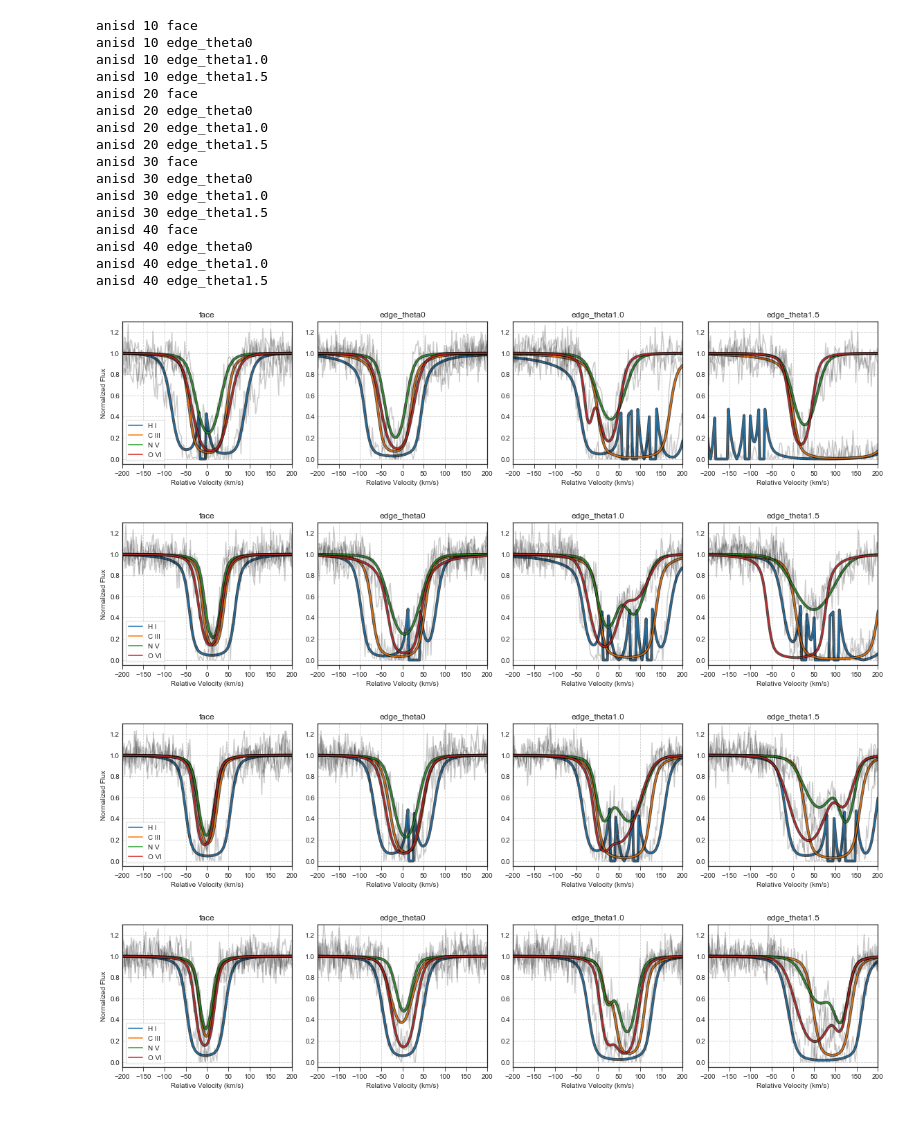
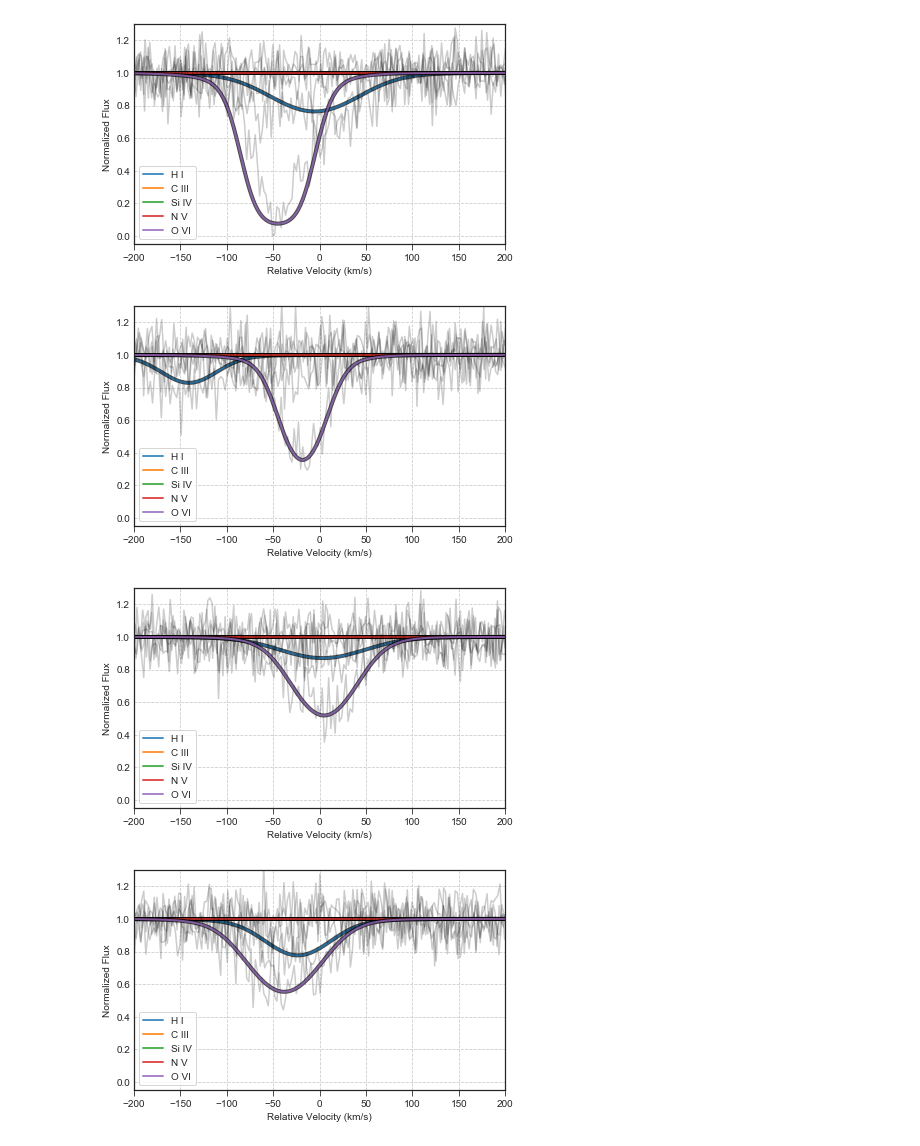
Before and after one commit to ibutsky/synthetic_spectra, a Jupyter notebook: scripts/plotting/plots.ipynb, the cells around one changed output. Cells and saved outputs as stored; diff of their text form; code cells hidden in the pictures.

```diff
--- a/scripts/plotting/plots.ipynb
+++ b/scripts/plotting/plots.ipynb
@@ -101,53 +68,26 @@ plt.savefig('../../plots/vel_bval_histogram.png', dpi = 300)
 # %%
-orientation = 'face'
-#orientation = 'edge_theta0'
-radius = 30
-radius_list = np.arange(10, 50, 10)
-model_list = ['anisd']
-orientation_list = ['face', 'edge_theta0', 'edge_theta1.0', 'edge_theta1.5']
-time = 11.2
 ion_list = ['H I', 'C II', 'C III', 'Si II', 'Si III', 'Si IV', 'N III', 'N V', 'O VI']
-ion_list = ['H I', 'C III', 'N V', 'O VI']
+ion_list = ['H I', 'C III', 'Si IV', 'N V', 'O VI']
 
-for model in model_list:
-    for radius in radius_list:
-        fig, axes = plt.subplots(nrows=1, ncols=4, figsize=(16, 3.8))
-        for orientation, ax in zip(orientation_list, axes):
-            print(model, radius, orientation)
-            for ion in ion_list:
-                vv, flux, vvfit, fluxfit,  wl, wlfit, w0 = shf.load_velocity_data(ion, orientation, model, time, radius)
-                ax.plot(vv, flux, color = 'black', alpha = 0.2)
-                base = shf.spec_base_filename(orientation, model, time, radius)
-                if os.path.isfile('../../data/analyzed_spectra/%s/FitInspection.fits'%(base)):
-                    ax.plot(vvfit, fluxfit, color = 'black', linewidth = 4, alpha = 0.7)
-                    ax.plot(vvfit, fluxfit, label = ion, linewidth = 2, alpha = 0.8)
-                ax.set_xlim(-200, 200)
-                ax.set_ylim(-0.05, 1.3)
-                ax.set_title(orientation)
-                ax.set_xlabel('Relative Velocity (km/s)')
-        axes[0].set_ylabel('Normalized Flux')
-        axes[0].legend(frameon = True)
-        fig.tight_layout()
-        plt.savefig('../../plots/velocity/%s_%ikpc.png'%(model, radius), dpi = 300)
-#plt.savefig('../plots/finesst.png', dpi = 300, fontsize = 12)
+spec_list = glob.glob('../../data/analyzed_spectra/COS-FUV*')
+for spec_path in spec_list:
+    spec = os.path.basename(spec_path)
+    fig, ax = plt.subplots(nrows=1, ncols=1, figsize=(6, 3.8))
+    for ion in ion_list:
+        vv, flux, vvfit, fluxfit,  wl, wlfit, w0 = spa.load_velocity_data(ion, spec)
+        ax.plot(vv, flux, color = 'black', alpha = 0.2)
+        if os.path.isfile('../../data/analyzed_spectra/%s/FitInspection.fits'%(spec)):
+            ax.plot(vvfit, fluxfit, color = 'black', linewidth = 4, alpha = 0.7)
+            ax.plot(vvfit, fluxfit, label = ion, linewidth = 2, alpha = 0.8)
+    ax.set_xlim(-200, 200)
+    ax.set_ylim(-0.05, 1.3)
+    ax.set_xlabel('Relative Velocity (km/s)')
+    ax.set_ylabel('Normalized Flux')
+    ax.legend(frameon = True)
+    fig.tight_layout()
+    plt.savefig('../../plots/velocity/%s.png'%(spec), dpi = 300)
 # %% [output]
-anisd 10 face
-anisd 10 edge_theta0
-anisd 10 edge_theta1.0
-anisd 10 edge_theta1.5
-anisd 20 face
-anisd 20 edge_theta0
-anisd 20 edge_theta1.0
-anisd 20 edge_theta1.5
-anisd 30 face
-anisd 30 edge_theta0
-anisd 30 edge_theta1.0
-anisd 30 edge_theta1.5
-anisd 40 face
-anisd 40 edge_theta0
-anisd 40 edge_theta1.0
-anisd 40 edge_theta1.5
-[figure, old version]
+[figure, new version]
-[figure, old version]
+[figure, new version]
-[figure, old version]
+[figure, new version]
-[figure, old version]
+[figure, new version]
```
Also changed, not shown: parts of 7 cells of this notebook, 9 other files.
